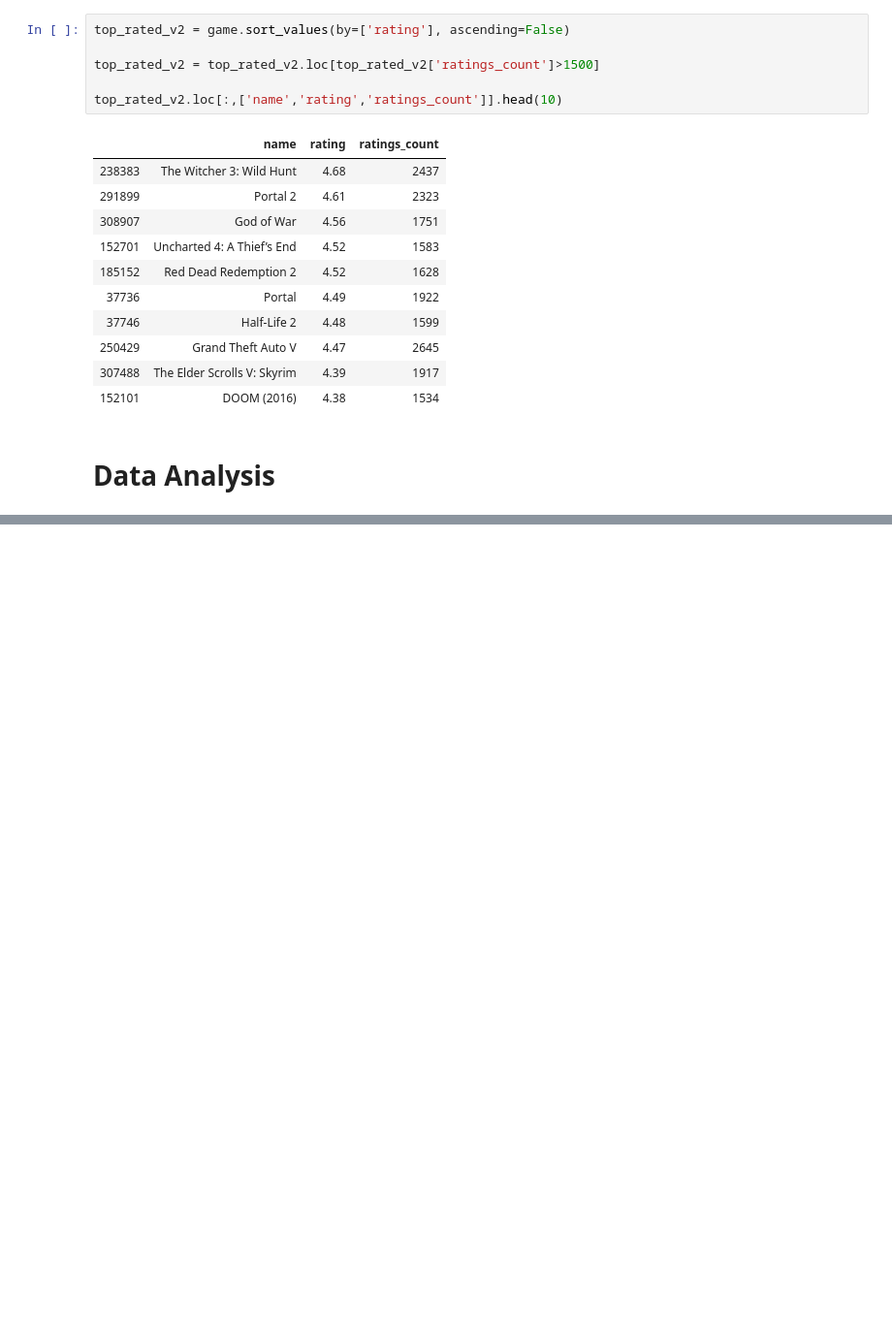
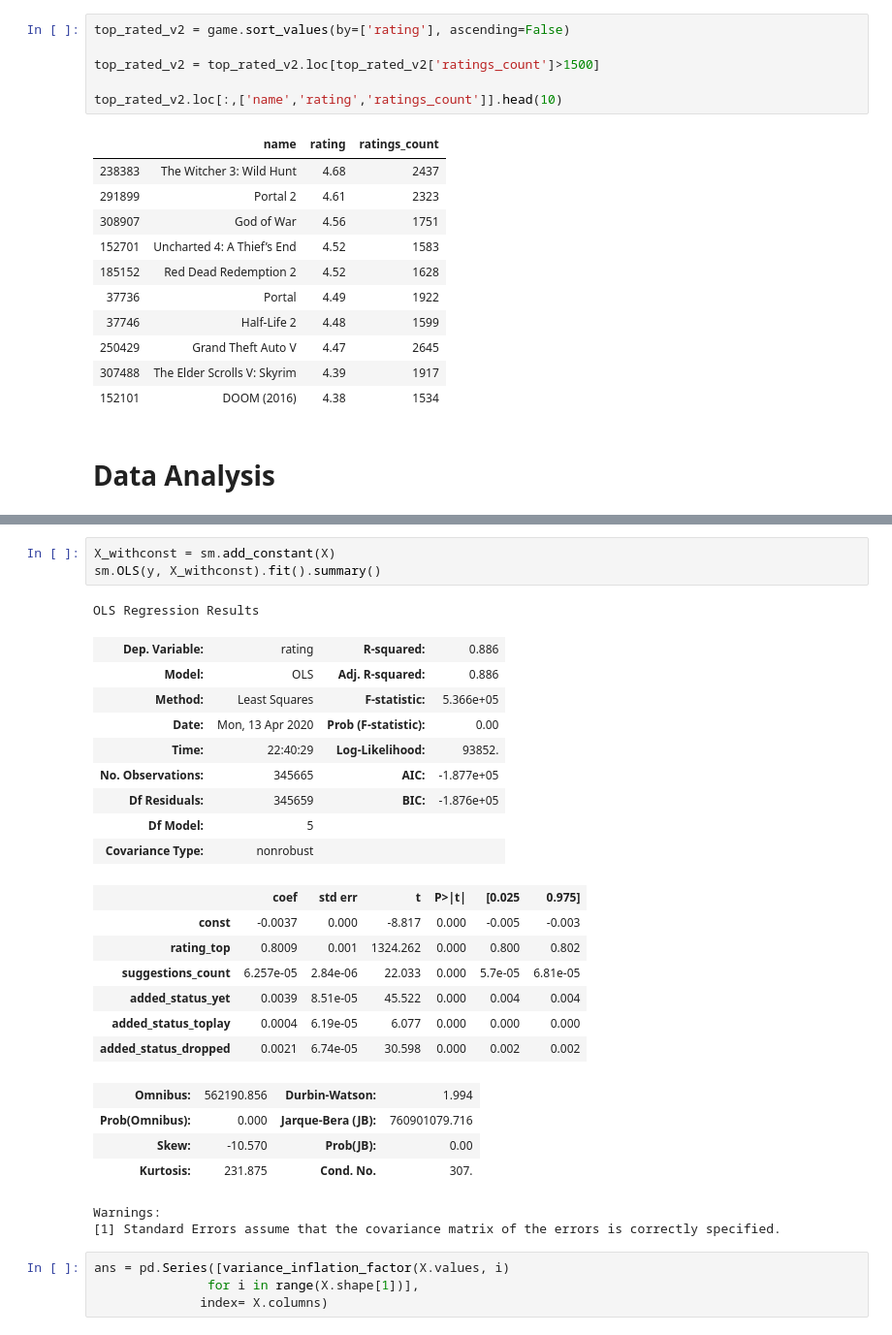
Before and after one commit to FreedomVAce/Game_Recommendation, a Jupyter notebook: Game_Recommendation.ipynb, the cells around one changed output, grey strips where cells are left out. Shown: that part at 97% size. Cells and saved outputs as stored; diff of their text form; blank space fills up the shorter version.

```diff
--- a/Game_Recommendation.ipynb
+++ b/Game_Recommendation.ipynb
@@ -203,0 +234,31 @@ top_rated_v2.loc[:,['name','rating','ratings_count']].head(10)
+# %%
+X_withconst = sm.add_constant(X)
+sm.OLS(y, X_withconst).fit().summary()
+# %% [output]
+OLS Regression Results
+| Dep. Variable: | rating | R-squared: | 0.886 |
+| Model: | OLS | Adj. R-squared: | 0.886 |
+| Method: | Least Squares | F-statistic: | 5.366e+05 |
+| Date: | Mon, 13 Apr 2020 | Prob (F-statistic): | 0.00 |
+| Time: | 22:40:29 | Log-Likelihood: | 93852. |
+| No. Observations: | 345665 | AIC: | -1.877e+05 |
+| Df Residuals: | 345659 | BIC: | -1.876e+05 |
+| Df Model: | 5 |  |  |
+| Covariance Type: | nonrobust |  |  |
+|  | coef | std err | t | P>|t| | [0.025 | 0.975] |
+| const | -0.0037 | 0.000 | -8.817 | 0.000 | -0.005 | -0.003 |
+| rating_top | 0.8009 | 0.001 | 1324.262 | 0.000 | 0.800 | 0.802 |
+| suggestions_count | 6.257e-05 | 2.84e-06 | 22.033 | 0.000 | 5.7e-05 | 6.81e-05 |
+| added_status_yet | 0.0039 | 8.51e-05 | 45.522 | 0.000 | 0.004 | 0.004 |
+| added_status_toplay | 0.0004 | 6.19e-05 | 6.077 | 0.000 | 0.000 | 0.000 |
+| added_status_dropped | 0.0021 | 6.74e-05 | 30.598 | 0.000 | 0.002 | 0.002 |
+| Omnibus: | 562190.856 | Durbin-Watson: | 1.994 |
+| Prob(Omnibus): | 0.000 | Jarque-Bera (JB): | 760901079.716 |
+| Skew: | -10.570 | Prob(JB): | 0.00 |
+| Kurtosis: | 231.875 | Cond. No. | 307. |
+Warnings:
+[1] Standard Errors assume that the covariance matrix of the errors is correctly specified.
+# %%
+ans = pd.Series([variance_inflation_factor(X.values, i)
+               for i in range(X.shape[1])],
+              index= X.columns)
```
Also changed, not shown: parts of 8 cells of this notebook.
